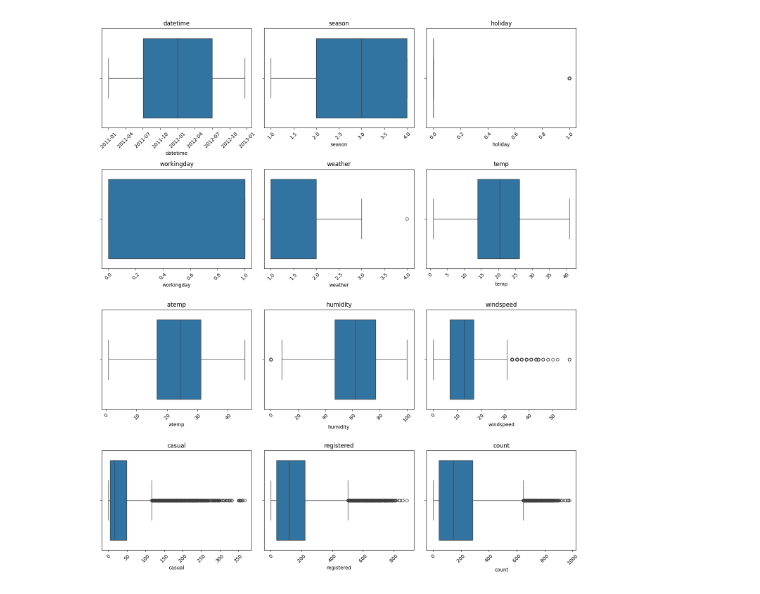
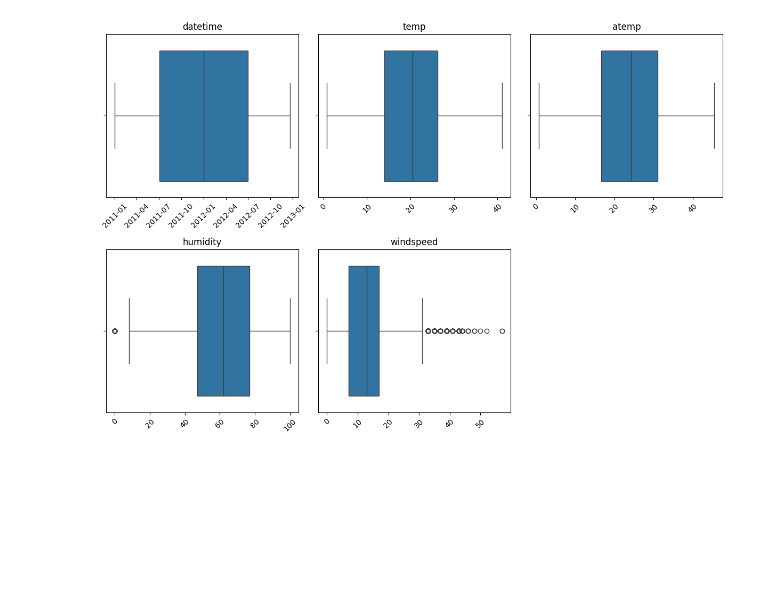
Before and after one commit to jay-watt/bike_sharing, a Jupyter notebook: noteboooks/data_exploration.ipynb, the cells around one changed output. Saved outputs shown, nothing was run; the diff lists cells and outputs as text; code cells hidden in the pictures; blank space fills up the shorter version.

```diff
--- a/noteboooks/data_exploration.ipynb
+++ b/noteboooks/data_exploration.ipynb
@@ -78,9 +112,3 @@ casual        309
 registered    731
 count         822
 dtype: int64
-# %%
-# Features with less than 5 unique values
-low_unique_features = unique_counts[unique_counts < 5]
-for feature in low_unique_features.index:
-    print(f"\nValue counts for feature '{feature}':")
-    print(train_data[feature].value_counts())
@@ -104,0 +115,12 @@ Name: count, dtype: int64
+# %%
+from data_processing import perform_categorical_conversion
+
+# Preprocess: convert necessary features to categorical
+train_data = perform_categorical_conversion(train_data)
+# %%
+# IDA: view numerical summary statistics
+feature_data = train_data.drop(columns=['casual', 'registered','count'])
+class_data = train_data[['casual', 'registered', 'count']]
+
+print("Numerical feature summary statistics:")
+print(feature_data.describe())
@@ -164,8 +174,8 @@ Test Data:
 # %%
 import matplotlib.pyplot as plt
 
-# Univariate analysis: feature distributions
-axes = train_data.hist(figsize=(14, 16), layout=(4, 3), sharex=False)
+# Univariate analysis: numerical feature distributions
+axes = feature_data.hist(figsize=(12, 8), layout=(2, 3), sharex=False)
 
 # Rotate x-axis labels for each subplot
 for ax in axes.flatten():
@@ -178,16 +188,21 @@ plt.show()
 # %%
 import seaborn as sns
 
-# Univariate analysis: outliers
-fig, axes = plt.subplots(4, 3, figsize=(14, 16))
+# Univariate analysis: numerical outliers
+fig, axes = plt.subplots(2, 3, figsize=(12, 8))
 axes = axes.flatten()
 
-for i, feature in enumerate(train_data.columns):
-    sns.boxplot(data=train_data, x=feature, ax=axes[i])
-    axes[i].set_title(feature)
-    axes[i].tick_params(axis='x', rotation=45)
+for i, feature in enumerate(feature_data.select_dtypes(include=['datetime64[ns]', 'float64', 'int64']).columns):
+    ax = axes[i]
+    sns.boxplot(data=feature_data, x=feature, ax=ax)
+    ax.set_title(feature)
+    ax.tick_params(axis='x', rotation=45)
+    ax.set_xlabel('')
+
+for j in range(i + 1, len(axes)):
+    axes[j].axis('off')
 
 plt.tight_layout()
 plt.show()
 # %% [output]
-[figure, old version]
+[figure, new version]
```
Also changed, not shown: parts of 12 cells of this notebook, 2 other files.
